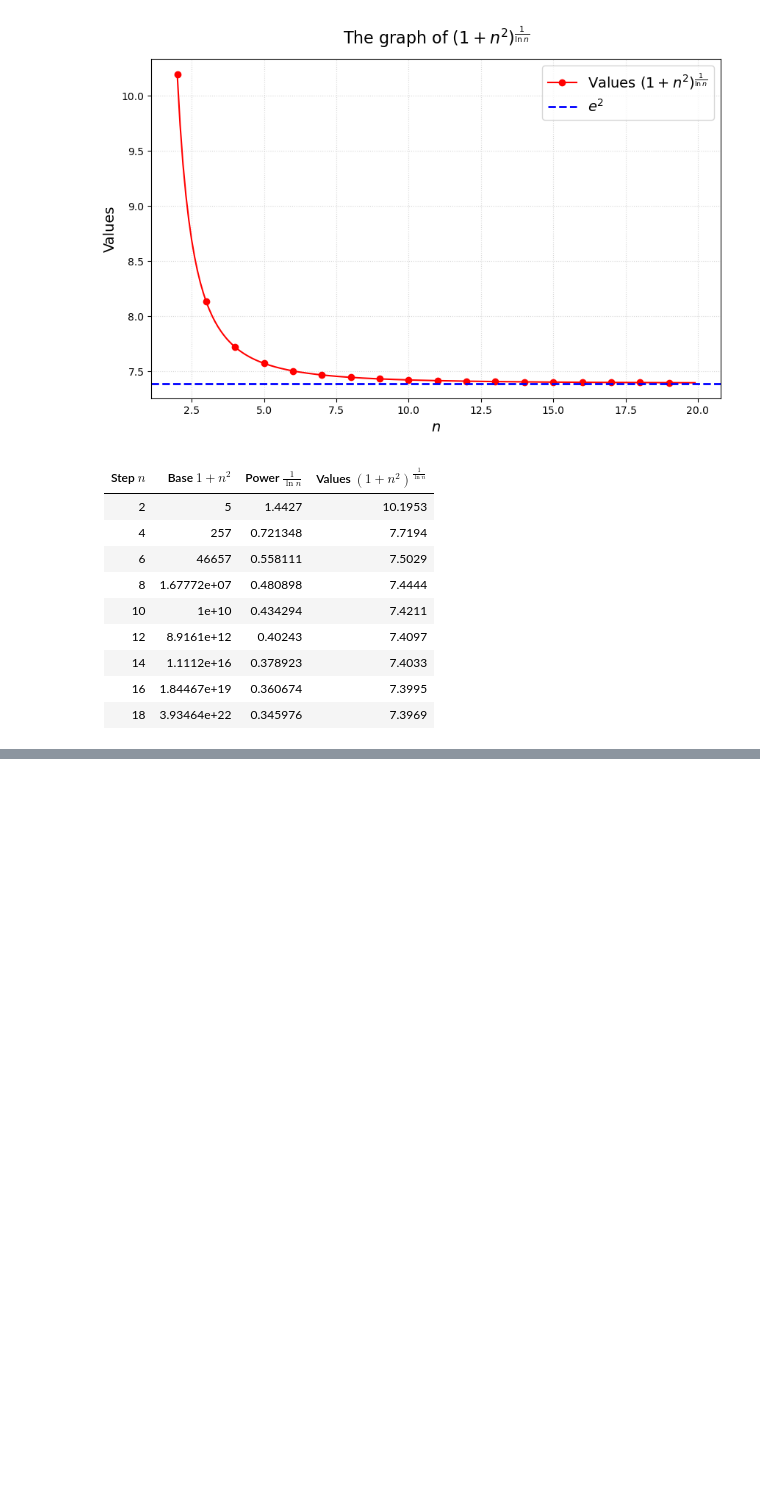
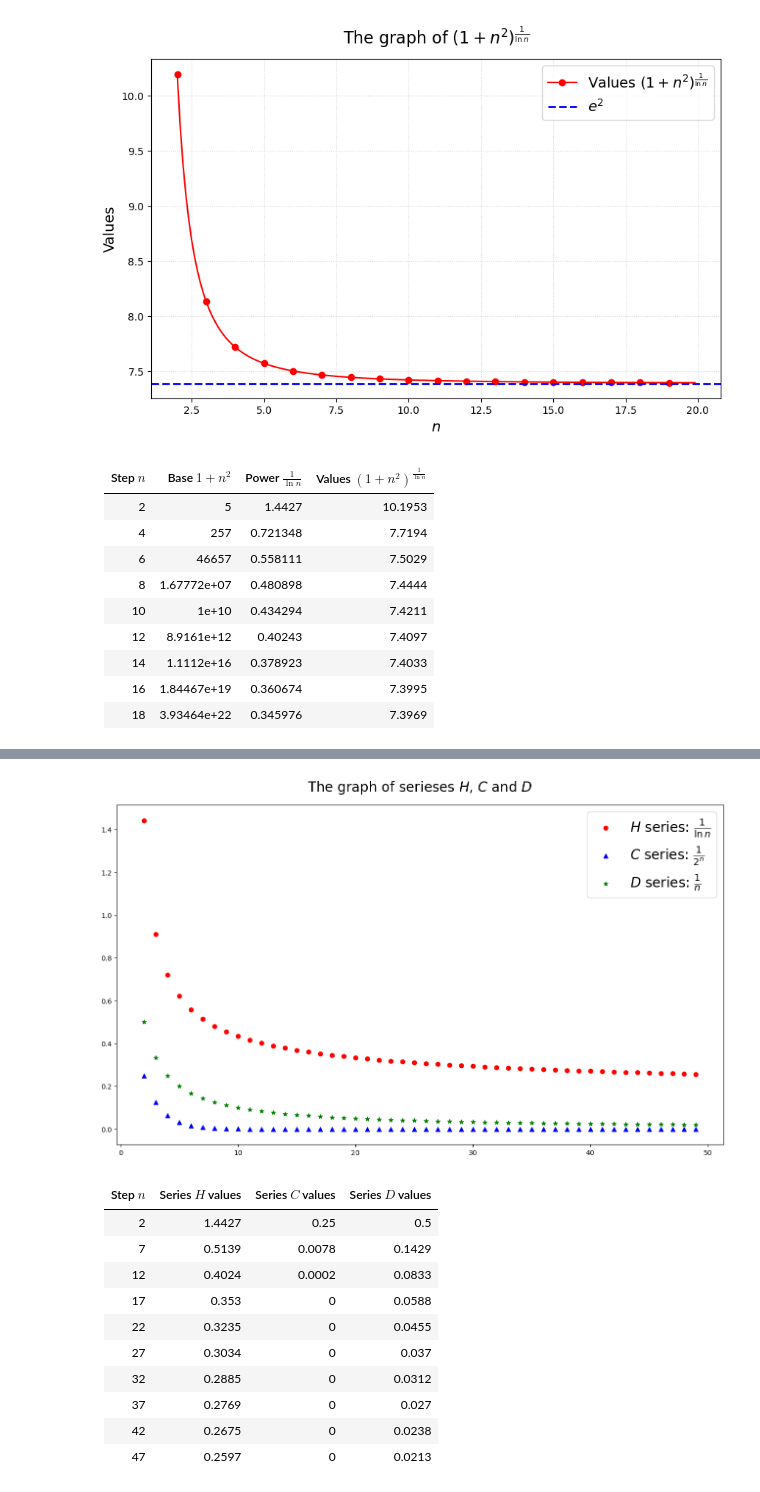
Before and after one commit to KacperCedro/study-notes, a Jupyter notebook: math/Mary-L-Boas/ch01-inifnite-series-power-series/exercises.ipynb, the cells around one changed output, grey strips where cells are left out. Drawn from its saved outputs; the diff is of its cells as text; code cells hidden in the pictures; blank space fills up the shorter version.

```diff
--- a/math/Mary-L-Boas/ch01-inifnite-series-power-series/exercises.ipynb
+++ b/math/Mary-L-Boas/ch01-inifnite-series-power-series/exercises.ipynb
@@ -256,0 +388,47 @@ $$
+# %%
+def plot_graph():
+    n_max = 50
+    n_start = 2
+    n_step = 1
+    n_values = np.arange(n_start, n_max, n_step)
+    h_values = 1/ np.log(n_values)
+    c_values = 1/ 2 ** n_values
+    d_values = 1/ n_values
+
+    plt.figure(figsize=(16,9))
+
+    plt.scatter(n_values, h_values, color='red', marker='o', s=40, label=r'$H$ series: $\frac{1}{\ln n}$')
+    plt.scatter(n_values, c_values, color='blue', s=40, marker='^', label=r'$C$ series: $\frac{1}{2^n}$')
+    plt.scatter(n_values, d_values, color='green', s=40, marker='*', label=r'$D$ series: $\frac{1}{n}$')
+
+    plt.legend(loc='upper right', fontsize=20)
+    plt.title(r"The graph of serieses $H$, $C$ and $D$", fontsize=20, pad= 20)
+
+    plt.show()
+
+    table_data = {
+        r"Step $n$": n_values,
+        r"Series $H$ values": np.round(h_values, 4) ,
+        r"Series $C$ values": np.round(c_values, 4),
+        r"Series $D$ values": np.round(d_values,4)
+    }
+
+    df = pd.DataFrame(table_data)
+    df_sliced = df.iloc[::5]
+    return Markdown(df_sliced.to_markdown(index=False))
+
+plot_graph()
+# %% [output]
+[figure, added]
+|   Step $n$ |   Series $H$ values |   Series $C$ values |   Series $D$ values |
+|-----------:|--------------------:|--------------------:|--------------------:|
+|          2 |              1.4427 |              0.25   |              0.5    |
+|          7 |              0.5139 |              0.0078 |              0.1429 |
+|         12 |              0.4024 |              0.0002 |              0.0833 |
+|         17 |              0.353  |              0      |              0.0588 |
+|         22 |              0.3235 |              0      |              0.0455 |
+|         27 |              0.3034 |              0      |              0.037  |
+|         32 |              0.2885 |              0      |              0.0312 |
+|         37 |              0.2769 |              0      |              0.027  |
+|         42 |              0.2675 |              0      |              0.0238 |
+|         47 |              0.2597 |              0      |              0.0213 |
```
Also changed, not shown: parts of 71 cells of this notebook, 36 other files.
